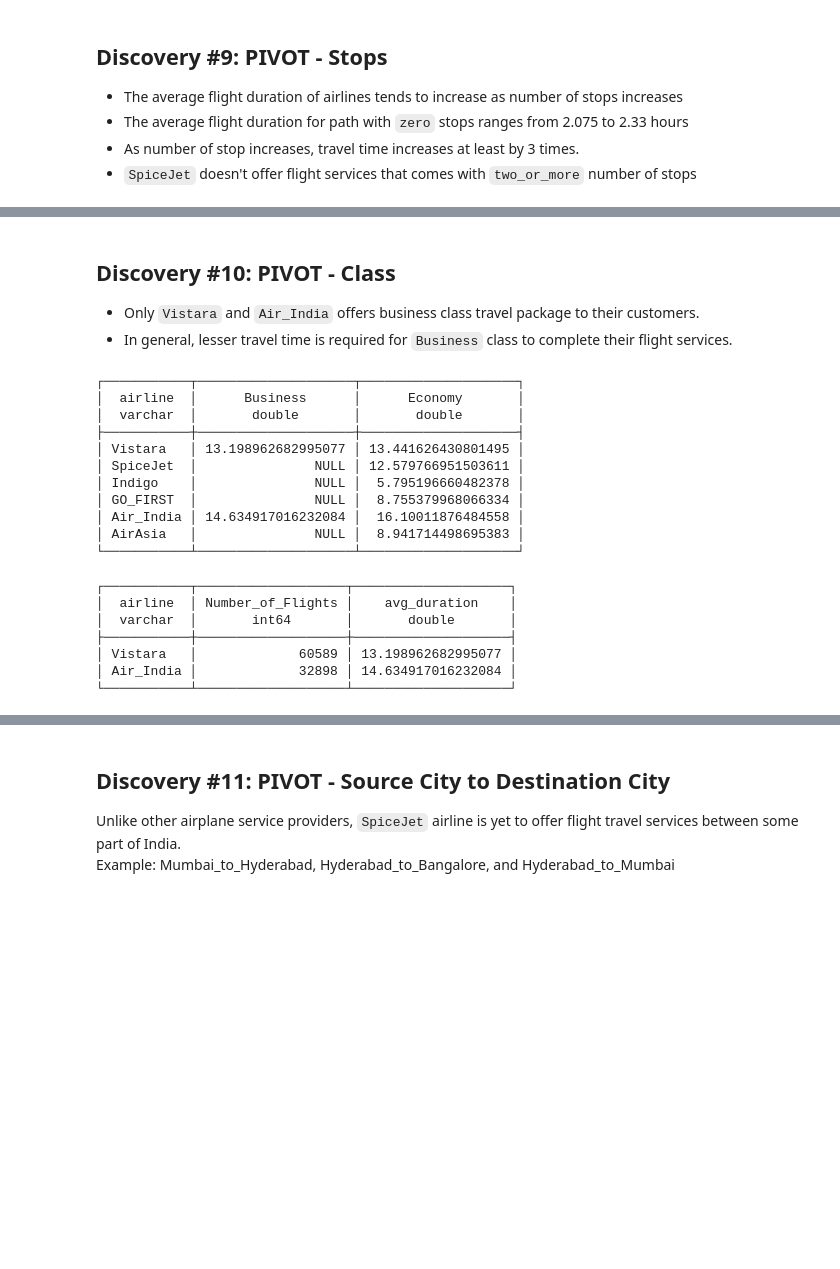
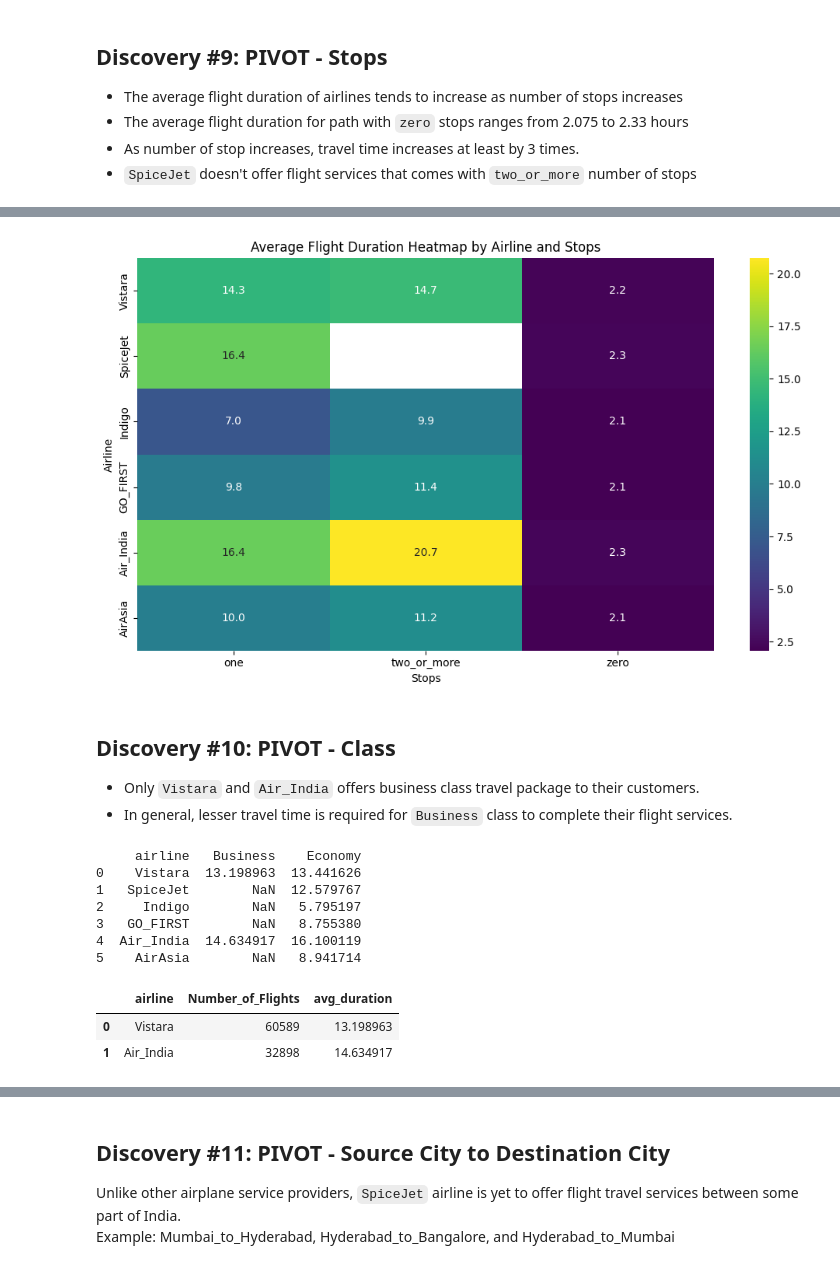
Before and after one commit to flynn-ky-t2/kaggle_f., a Jupyter notebook: flight-price-prediction-coding-practice.ipynb, the cells around one changed output, grey strips where cells are left out. Cells and saved outputs as stored; diff of their text form; code cells hidden in the pictures; blank space fills up the shorter version.

```diff
--- a/flight-price-prediction-coding-practice.ipynb
+++ b/flight-price-prediction-coding-practice.ipynb
@@ -360,40 +363,48 @@ ORDER BY airline DESC;
+# %%
+# Set airline as index for heatmap
+df_indexed = df.set_index("airline")
+
+plt.figure(figsize=(10, 6))
+sns.heatmap(df_indexed, annot=True, cmap="viridis", fmt=".1f")
+
+plt.title("Average Flight Duration Heatmap by Airline and Stops")
+plt.xlabel("Stops")
+plt.ylabel("Airline")
+plt.tight_layout()
+plt.show()
+# %% [output]
+[figure, added]
 # %% [markdown]
 ## Discovery #10: PIVOT - Class
 
 - Only `Vistara` and `Air_India` offers business class travel package to their customers.
 - In general, lesser travel time is required for `Business` class to complete their flight services.
 # %%
-duckdb.sql("""
+df = duckdb.sql("""
 PIVOT test
 ON class
 USING avg(duration)
 GROUP BY airline
 ORDER BY airline DESC;
-""")
+""").df()
+
+print(df)
 # %% [output]
-┌───────────┬────────────────────┬────────────────────┐
-│  airline  │      Business      │      Economy       │
-│  varchar  │       double       │       double       │
-├───────────┼────────────────────┼────────────────────┤
-│ Vistara   │ 13.198962682995077 │ 13.441626430801495 │
-│ SpiceJet  │               NULL │ 12.579766951503611 │
-│ Indigo    │               NULL │  5.795196660482378 │
-│ GO_FIRST  │               NULL │  8.755379968066334 │
-│ Air_India │ 14.634917016232084 │  16.10011876484558 │
-│ AirAsia   │               NULL │  8.941714498695383 │
-└───────────┴────────────────────┴────────────────────┘
+     airline   Business    Economy
+0    Vistara  13.198963  13.441626
+1   SpiceJet        NaN  12.579767
+2     Indigo        NaN   5.795197
+3   GO_FIRST        NaN   8.755380
+4  Air_India  14.634917  16.100119
+5    AirAsia        NaN   8.941714
 # %%
 duckdb.sql("""
 SELECT airline, COUNT(class) AS Number_of_Flights, AVG(duration) AS avg_duration
 FROM test
 WHERE class = 'Business'
 GROUP BY airline;
-""").show()
+""").df()
 # %% [output]
-┌───────────┬───────────────────┬────────────────────┐
-│  airline  │ Number_of_Flights │    avg_duration    │
-│  varchar  │       int64       │       double       │
-├───────────┼───────────────────┼────────────────────┤
-│ Vistara   │             60589 │ 13.198962682995077 │
-│ Air_India │             32898 │ 14.634917016232084 │
-└───────────┴───────────────────┴────────────────────┘
+|  | airline | Number_of_Flights | avg_duration |
+| 0 | Vistara | 60589 | 13.198963 |
+| 1 | Air_India | 32898 | 14.634917 |
```
Also changed, not shown: parts of 41 cells of this notebook.
